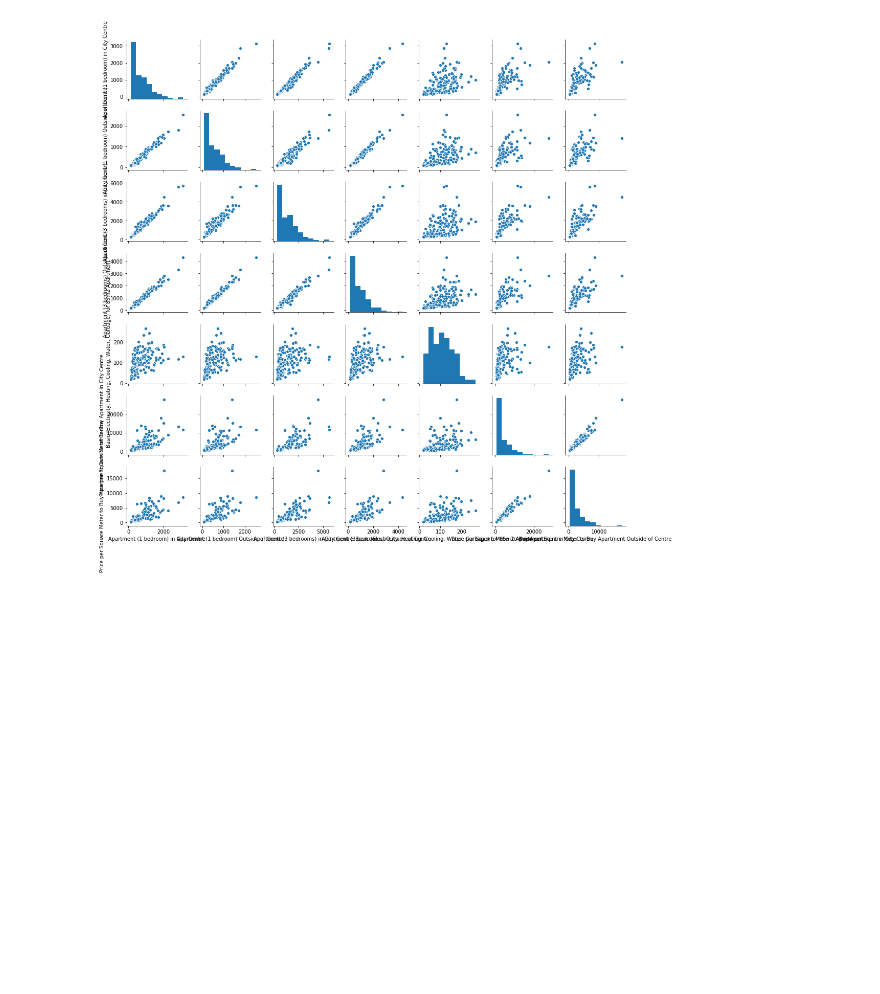
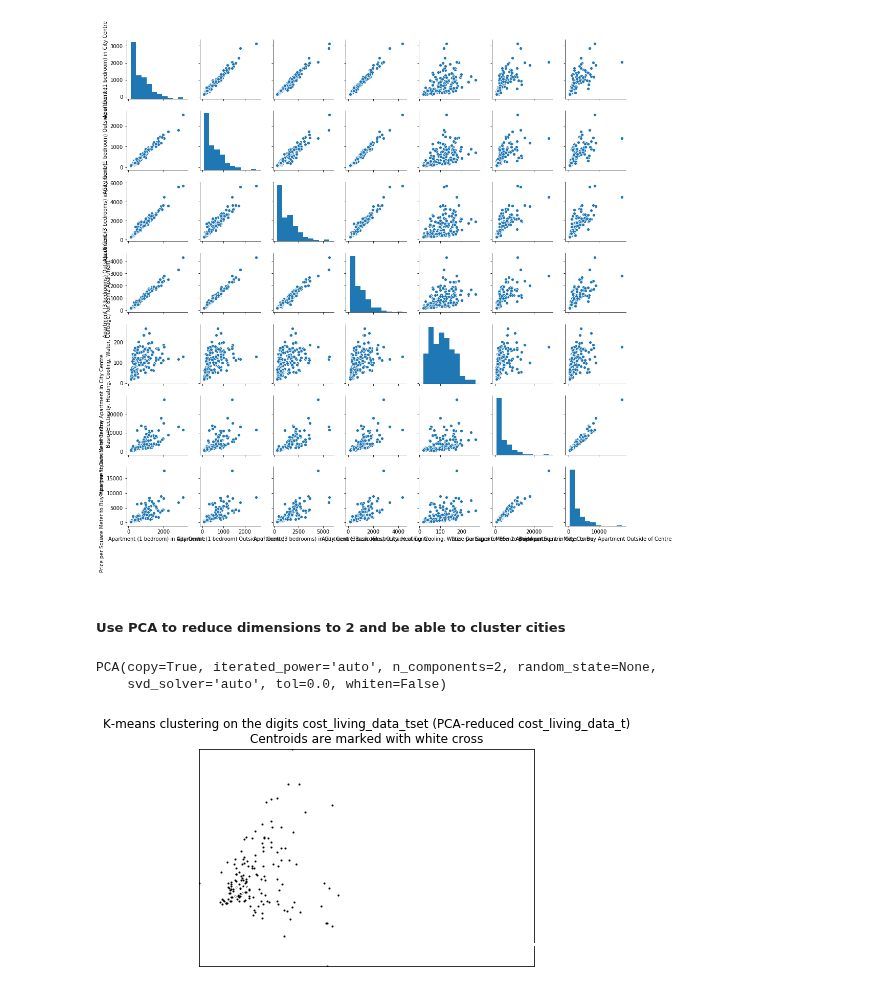
Before and after one commit to ggs22/IFT870-TP1, a Jupyter notebook: TP1.ipynb, the cells around one changed output. Saved outputs shown, nothing was run; the diff lists cells and outputs as text; code cells hidden in the pictures; blank space fills up the shorter version.

```diff
--- a/TP1.ipynb
+++ b/TP1.ipynb
@@ -114,3 +113,58 @@ sns.pairplot(x)
 # %% [output]
 <seaborn.axisgrid.PairGrid at 0x...>
 [figure]
+# %% [markdown]
+##### Use PCA to reduce dimensions to 2 and be able to cluster cities
+# %%
+pca = PCA(n_components=2)
+pca_cost_of_living = pca.fit(cost_living_data_t)
+
+%matplotlib inline
+pca_cost_of_living
+# %% [output]
+PCA(copy=True, iterated_power='auto', n_components=2, random_state=None,
+    svd_solver='auto', tol=0.0, whiten=False)
+# %%
+#################################################################################
+# TODO: Adapt the PCA and clustering method to answer Question 2                #
+#################################################################################
+
+reduced_cost_living_data_t = PCA(n_components=2).fit_transform(cost_living_data_t)
+kmeans = KMeans(init='k-means++', n_clusters=5, n_init=10)
+kmeans.fit(reduced_cost_living_data_t)
+
+# Step size of the mesh. Decrease to increase the quality of the VQ.
+h = .02     # point in the mesh [x_min, x_max]x[y_min, y_max].
+
+# Plot the decision boundary. For that, we will assign a color to each
+x_min, x_max = reduced_cost_living_data_t[:, 0].min() - 1, reduced_cost_living_data_t[:, 0].max() + 1
+y_min, y_max = reduced_cost_living_data_t[:, 1].min() - 1, reduced_cost_living_data_t[:, 1].max() + 1
+# xx, yy = np.meshgrid(np.arange(x_min, x_max, h), np.arange(y_min, y_max, h))
+
+# Obtain labels for each point in mesh. Use last trained model.
+# Z = kmeans.predict(np.c_[xx.ravel(), yy.ravel()])
+
+# Put the result into a color plot
+# Z = Z.reshape(xx.shape)
+plt.figure(1)
+plt.clf()
+# plt.imshow(Z, interpolation='nearest',
+#            extent=(x_min, x_max, y_min, y_max),
+#            cmap=plt.cm.Paired,
+#            aspect='auto', origin='lower')
+
+plt.plot(reduced_cost_living_data_t[:, 0], reduced_cost_living_data_t[:, 1], 'k.', markersize=2)
+# Plot the centroids as a white X
+centroids = kmeans.cluster_centers_
+plt.scatter(centroids[:, 0], centroids[:, 1],
+            marker='x', s=169, linewidths=3,
+            color='w', zorder=10)
+plt.title('K-means clustering on the digits cost_living_data_tset (PCA-reduced cost_living_data_t)\n'
+          'Centroids are marked with white cross')
+plt.xlim(x_min, x_max)
+plt.ylim(y_min, y_max)
+plt.xticks(())
+plt.yticks(())
+plt.show()
+# %% [output]
+[figure, added]
```
Also changed, not shown: parts of 8 cells of this notebook, 1 other file.
